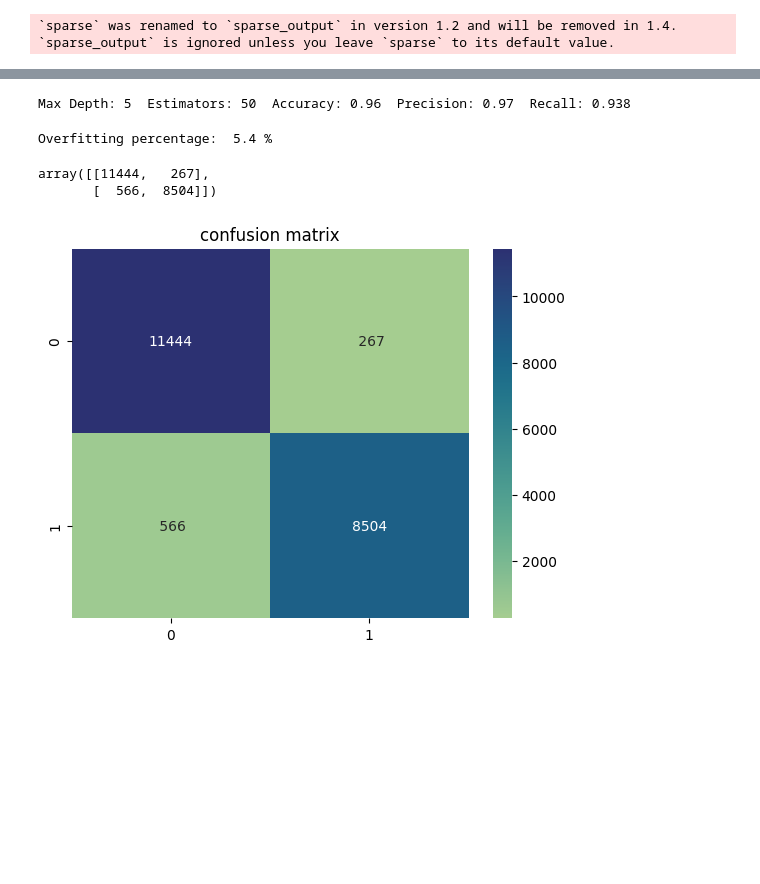
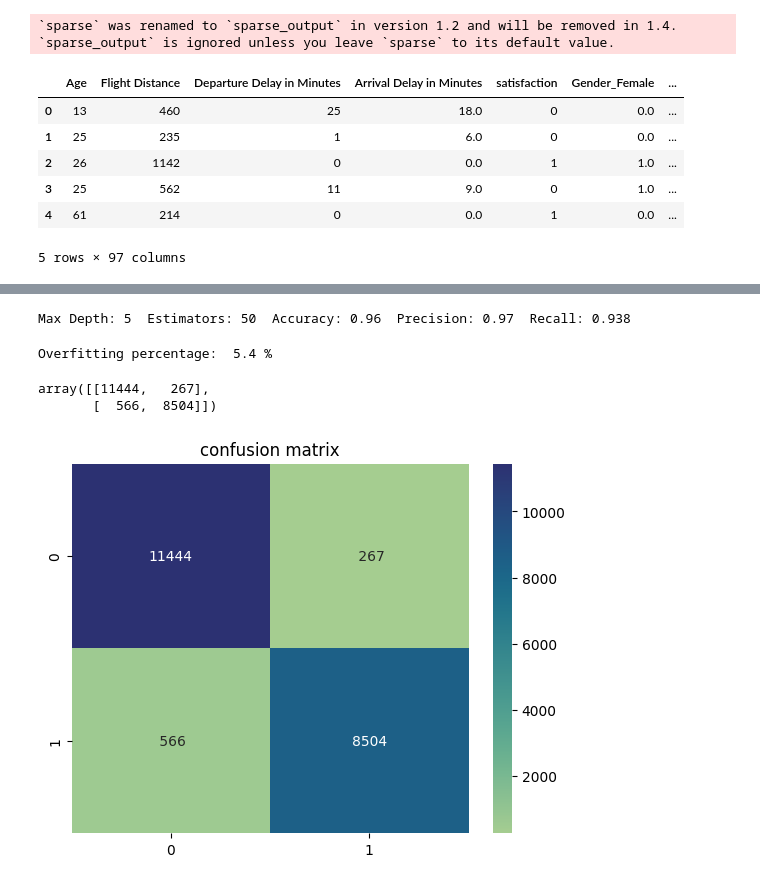
Before and after one commit to AI-School-F5-P2/Aerolinea_equipo_4, a Jupyter notebook: MY_testing.ipynb, the cells around one changed output, grey strips where cells are left out. Drawn from its saved outputs; the diff is of its cells as text; code cells hidden in the pictures; blank space fills up the shorter version.

```diff
--- a/MY_testing.ipynb
+++ b/MY_testing.ipynb
@@ -357,20 +377,42 @@ df['satisfaction'] = df['satisfaction'].astype(int)
 # usamos onehotencoder para las columnas categoricas
 OH_enc = OneHotEncoder(sparse=False, handle_unknown='ignore')
 
-OH_cols = pd.DataFrame(OH_enc.fit_transform(df[cat]))
+#OH_enc.fit_transform(df[cat])
+#OH_encoder = OneHotEncoder(sparse=False)
+
+
+OH_cols = pd.DataFrame(OH_encoder.fit_transform(df[cat]))
 OH_cols.index = df.index
+OH_cols.columns = OH_encoder.get_feature_names_out()
+df = df.drop(cat, axis=1)
+df = pd.concat([df, OH_cols], axis=1)
+
+
+
+#df[cat] = pd.DataFrame(OH_enc.fit_transform(df[cat]))
+#OH_cols.index = df.index
 
 
 # Get the unique values in each categorical column
-unique_values_per_column = [df[col].unique() for col in cat]
+#unique_values_per_column = [df[col].unique() for col in cat]
 
 # Create column names for one-hot encoded features
-newcolumns = [
-    f"{col}{value}" for col, values in zip(cat, unique_values_per_column) for value in values
-]
-OH_cols.columns = newcolumns
+#newcolumns = [
+    #f"{col}{value}" for col, values in zip(cat, unique_values_per_column) for value in values
+#]
+#OH_cols.columns = newcolumns
 
-df = df.drop(cat, axis=1)
-df = pd.concat([df, OH_cols], axis=1)
+#df = df.drop(cat, axis=1)
+#df = pd.concat([df, OH_cols], axis=1)
 # %% [output]
 `sparse` was renamed to `sparse_output` in version 1.2 and will be removed in 1.4. `sparse_output` is ignored unless you leave `sparse` to its default value.
+# %%
+df.head()
+# %% [output]
+|  | Age | Flight Distance | Departure Delay in Minutes | Arrival Delay in Minutes | satisfaction | Gender_Female | ... |
+| 0 | 13 | 460 | 25 | 18.0 | 0 | 0.0 | ... |
+| 1 | 25 | 235 | 1 | 6.0 | 0 | 0.0 | ... |
+| 2 | 26 | 1142 | 0 | 0.0 | 1 | 1.0 | ... |
+| 3 | 25 | 562 | 11 | 9.0 | 0 | 1.0 | ... |
+| 4 | 61 | 214 | 0 | 0.0 | 1 | 0.0 | ... |
+5 rows × 97 columns
```
Also changed, not shown: parts of 8 cells of this notebook, 1 other file.
